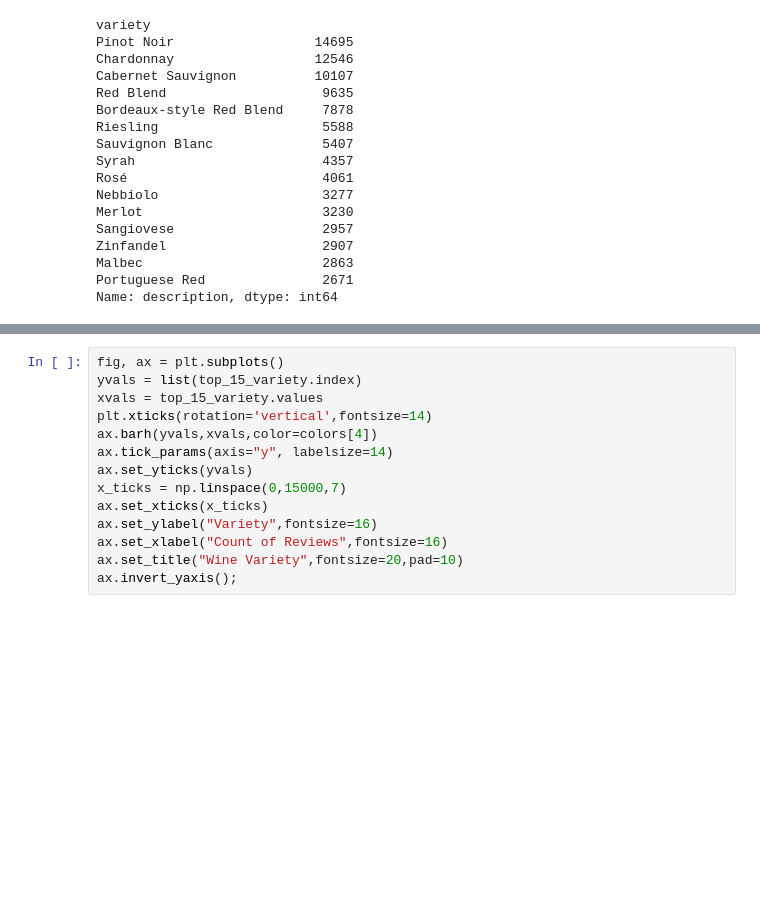
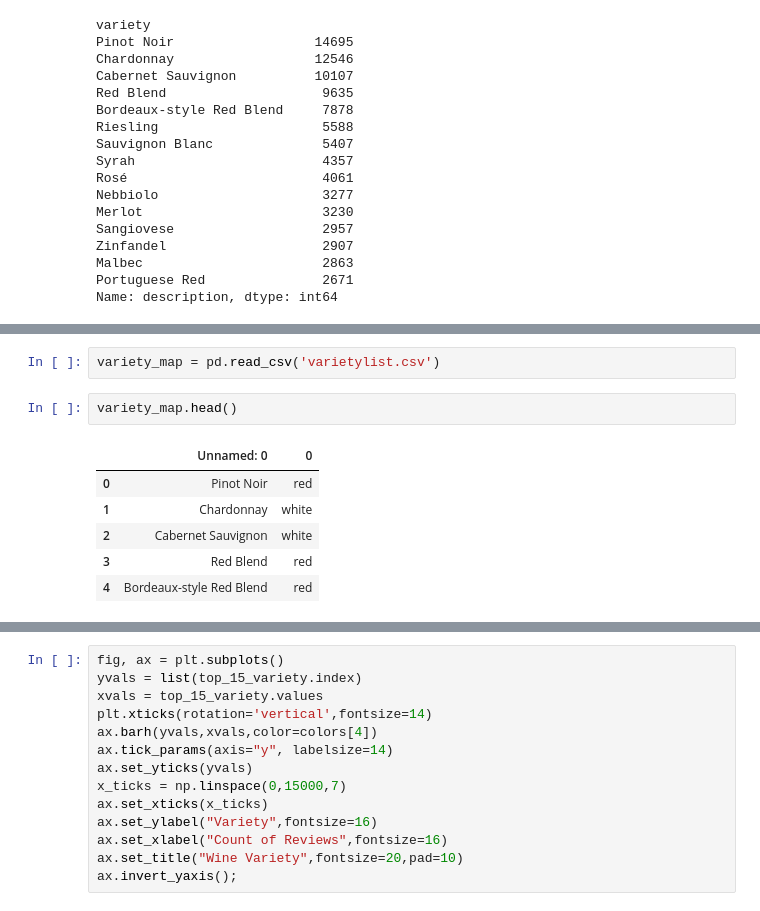
Before and after one commit to vanessapolliard/which-wine, a Jupyter notebook: notebooks/data_exploration.ipynb, the cells around one changed output, grey strips where cells are left out. Drawn from its saved outputs; the diff is of its cells as text; blank space fills up the shorter version.

```diff
--- a/notebooks/data_exploration.ipynb
+++ b/notebooks/data_exploration.ipynb
@@ -185,0 +206,11 @@ Name: description, dtype: int64
+# %%
+variety_map = pd.read_csv('varietylist.csv')
+# %%
+variety_map.head()
+# %% [output]
+|  | Unnamed: 0 | 0 |
+| 0 | Pinot Noir | red |
+| 1 | Chardonnay | white |
+| 2 | Cabernet Sauvignon | white |
+| 3 | Red Blend | red |
+| 4 | Bordeaux-style Red Blend | red |
```
Also changed, not shown: parts of 20 cells of this notebook, 5 other files.
